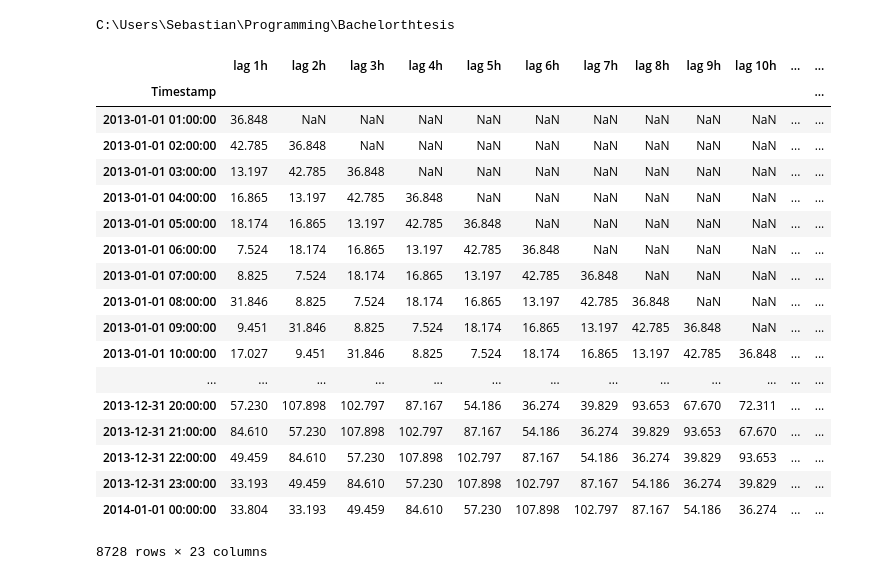
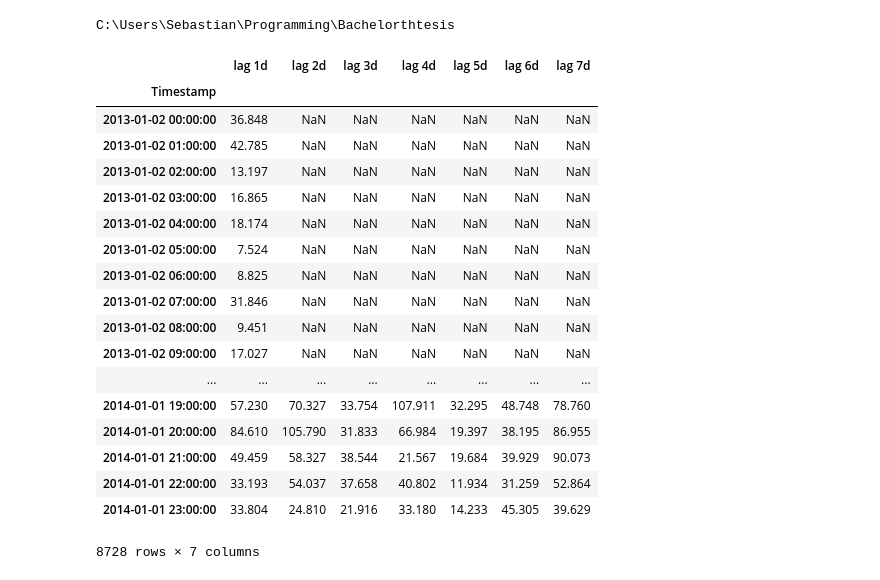
Before and after one commit to Basanites/Pollutant-Prediction, a Jupyter notebook: lets_work.ipynb, the cells around one changed output. Drawn from its saved outputs; the diff is of its cells as text; code cells hidden in the pictures.

```diff
--- a/lets_work.ipynb
+++ b/lets_work.ipynb
@@ -94,32 +95,32 @@ df.loc['DESN025'].Concentration.count()
 # %%
 lagged = pd.DataFrame()
 
-for i in range(1,24):
-    lagged['lag %sh' % i] = df.loc['DESN025'].Concentration.NO.shift(i, freq='H')
+for i in range(1,8):
+    lagged['lag {0}d'.format(i)] = df.loc['DESN025'].Concentration.NO.shift(i, freq='H')
 
 lagged = lagged.interpolate()
 
 lagged
 # %% [output]
-|  | lag 1h | lag 2h | lag 3h | lag 4h | lag 5h | lag 6h | lag 7h | lag 8h | lag 9h | lag 10h | ... | ... |
-| Timestamp |  |  |  |  |  |  |  |  |  |  |  | ... |
-| 2013-01-01 01:00:00 | 36.848 | NaN | NaN | NaN | NaN | NaN | NaN | NaN | NaN | NaN | ... | ... |
-| 2013-01-01 02:00:00 | 42.785 | 36.848 | NaN | NaN | NaN | NaN | NaN | NaN | NaN | NaN | ... | ... |
-| 2013-01-01 03:00:00 | 13.197 | 42.785 | 36.848 | NaN | NaN | NaN | NaN | NaN | NaN | NaN | ... | ... |
-| 2013-01-01 04:00:00 | 16.865 | 13.197 | 42.785 | 36.848 | NaN | NaN | NaN | NaN | NaN | NaN | ... | ... |
-| 2013-01-01 05:00:00 | 18.174 | 16.865 | 13.197 | 42.785 | 36.848 | NaN | NaN | NaN | NaN | NaN | ... | ... |
-| 2013-01-01 06:00:00 | 7.524 | 18.174 | 16.865 | 13.197 | 42.785 | 36.848 | NaN | NaN | NaN | NaN | ... | ... |
-| 2013-01-01 07:00:00 | 8.825 | 7.524 | 18.174 | 16.865 | 13.197 | 42.785 | 36.848 | NaN | NaN | NaN | ... | ... |
-| 2013-01-01 08:00:00 | 31.846 | 8.825 | 7.524 | 18.174 | 16.865 | 13.197 | 42.785 | 36.848 | NaN | NaN | ... | ... |
-| 2013-01-01 09:00:00 | 9.451 | 31.846 | 8.825 | 7.524 | 18.174 | 16.865 | 13.197 | 42.785 | 36.848 | NaN | ... | ... |
-| 2013-01-01 10:00:00 | 17.027 | 9.451 | 31.846 | 8.825 | 7.524 | 18.174 | 16.865 | 13.197 | 42.785 | 36.848 | ... | ... |
-| ... | ... | ... | ... | ... | ... | ... | ... | ... | ... | ... | ... | ... |
-| 2013-12-31 20:00:00 | 57.230 | 107.898 | 102.797 | 87.167 | 54.186 | 36.274 | 39.829 | 93.653 | 67.670 | 72.311 | ... | ... |
-| 2013-12-31 21:00:00 | 84.610 | 57.230 | 107.898 | 102.797 | 87.167 | 54.186 | 36.274 | 39.829 | 93.653 | 67.670 | ... | ... |
-| 2013-12-31 22:00:00 | 49.459 | 84.610 | 57.230 | 107.898 | 102.797 | 87.167 | 54.186 | 36.274 | 39.829 | 93.653 | ... | ... |
-| 2013-12-31 23:00:00 | 33.193 | 49.459 | 84.610 | 57.230 | 107.898 | 102.797 | 87.167 | 54.186 | 36.274 | 39.829 | ... | ... |
-| 2014-01-01 00:00:00 | 33.804 | 33.193 | 49.459 | 84.610 | 57.230 | 107.898 | 102.797 | 87.167 | 54.186 | 36.274 | ... | ... |
+|  | lag 1d | lag 2d | lag 3d | lag 4d | lag 5d | lag 6d | lag 7d |
+| Timestamp |  |  |  |  |  |  |  |
+| 2013-01-02 00:00:00 | 36.848 | NaN | NaN | NaN | NaN | NaN | NaN |
+| 2013-01-02 01:00:00 | 42.785 | NaN | NaN | NaN | NaN | NaN | NaN |
+| 2013-01-02 02:00:00 | 13.197 | NaN | NaN | NaN | NaN | NaN | NaN |
+| 2013-01-02 03:00:00 | 16.865 | NaN | NaN | NaN | NaN | NaN | NaN |
+| 2013-01-02 04:00:00 | 18.174 | NaN | NaN | NaN | NaN | NaN | NaN |
+| 2013-01-02 05:00:00 | 7.524 | NaN | NaN | NaN | NaN | NaN | NaN |
+| 2013-01-02 06:00:00 | 8.825 | NaN | NaN | NaN | NaN | NaN | NaN |
+| 2013-01-02 07:00:00 | 31.846 | NaN | NaN | NaN | NaN | NaN | NaN |
+| 2013-01-02 08:00:00 | 9.451 | NaN | NaN | NaN | NaN | NaN | NaN |
+| 2013-01-02 09:00:00 | 17.027 | NaN | NaN | NaN | NaN | NaN | NaN |
+| ... | ... | ... | ... | ... | ... | ... | ... |
+| 2014-01-01 19:00:00 | 57.230 | 70.327 | 33.754 | 107.911 | 32.295 | 48.748 | 78.760 |
+| 2014-01-01 20:00:00 | 84.610 | 105.790 | 31.833 | 66.984 | 19.397 | 38.195 | 86.955 |
+| 2014-01-01 21:00:00 | 49.459 | 58.327 | 38.544 | 21.567 | 19.684 | 39.929 | 90.073 |
+| 2014-01-01 22:00:00 | 33.193 | 54.037 | 37.658 | 40.802 | 11.934 | 31.259 | 52.864 |
+| 2014-01-01 23:00:00 | 33.804 | 24.810 | 21.916 | 33.180 | 14.233 | 45.305 | 39.629 |
-8728 rows × 23 columns
+8728 rows × 7 columns
 # %%
 asdf = '2013-12-10'
 end = '2013-10-01'
```
Also changed, not shown: parts of 7 cells of this notebook.
